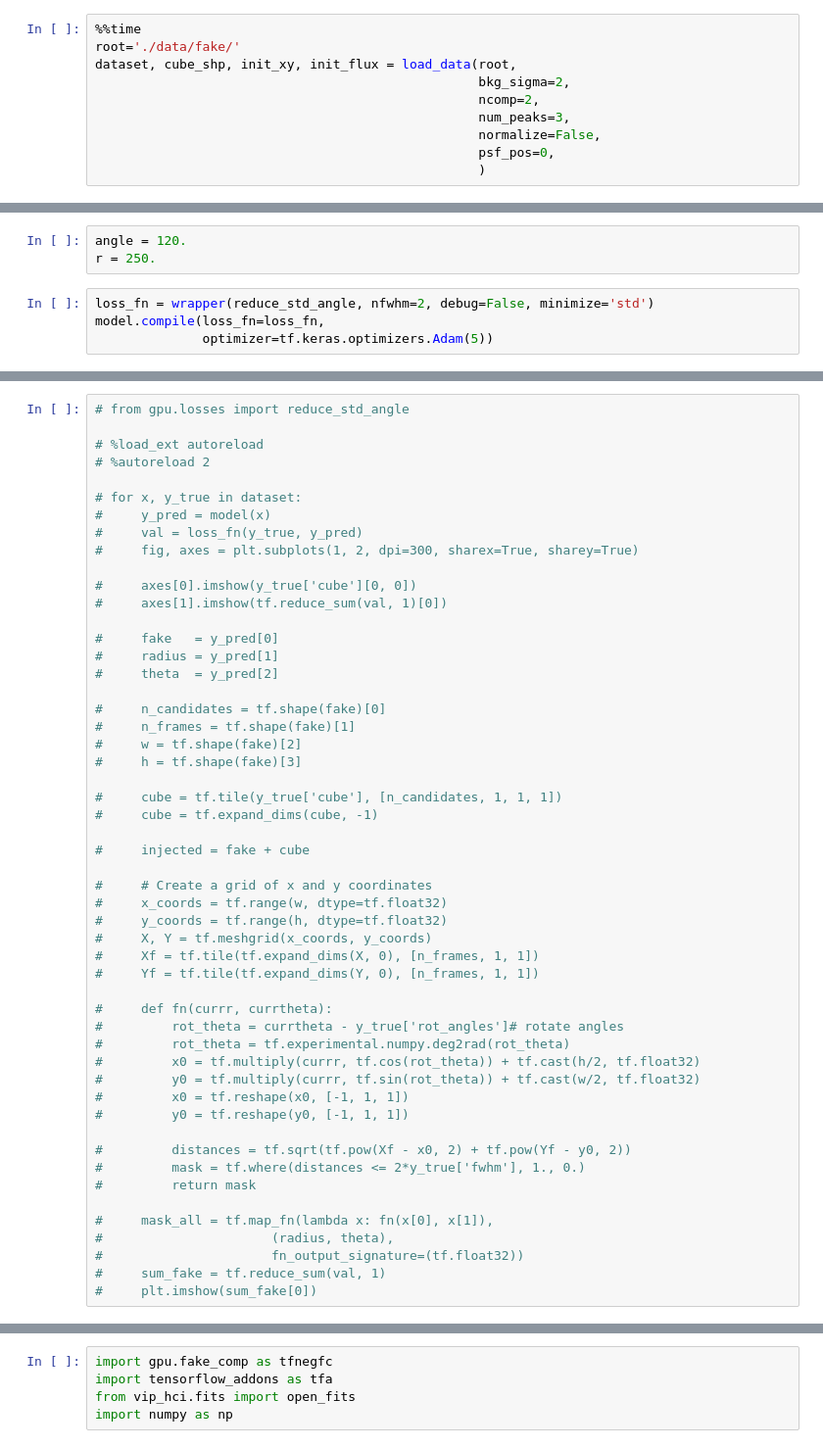
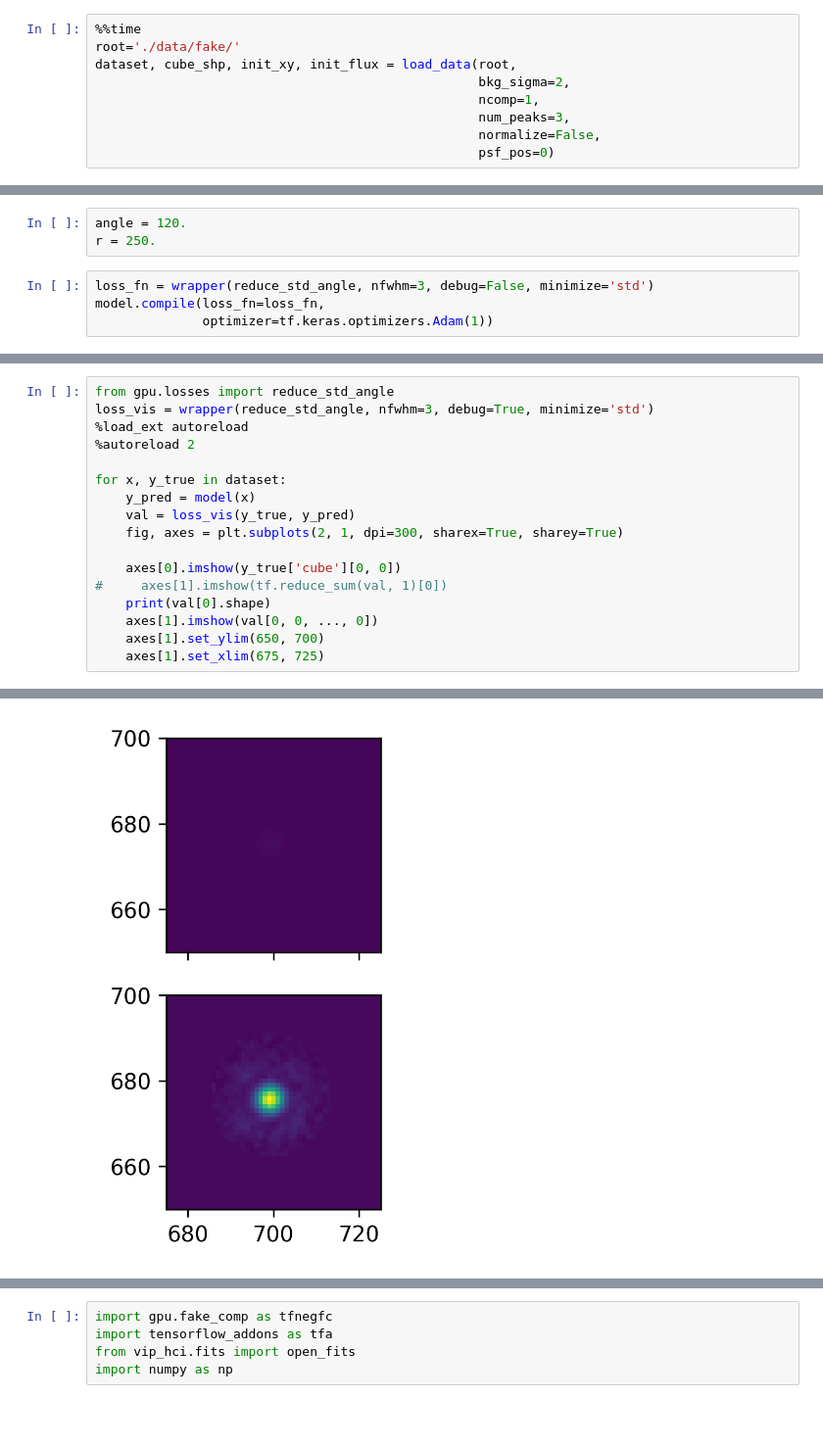
Before and after one commit to yemsnucleus/NEGFC, a Jupyter notebook: new_model_angle.ipynb, the cells around one changed output, grey strips where cells are left out. Shown at 98% size. Cells and saved outputs as stored; diff of their text form; blank space fills up the shorter version.

Commit message:
last model suboptimal

```diff
--- a/new_model_angle.ipynb
+++ b/new_model_angle.ipynb
@@ -22,9 +37,8 @@ The autoreload extension is already loaded. To reload it, use:
 root='./data/fake/'
 dataset, cube_shp, init_xy, init_flux = load_data(root,
                                                   bkg_sigma=2,
-                                                  ncomp=2,
+                                                  ncomp=1,
                                                   num_peaks=3,
                                                   normalize=False,
-                                                  psf_pos=0,
-                                                  )
+                                                  psf_pos=0)
 # %% [output]
@@ -52,6 +92,6 @@ model = get_model_angle(init_radius, init_theta, init_flux, cube_shp)
 angle = 120.
 r = 250.
 # %%
-loss_fn = wrapper(reduce_std_angle, nfwhm=2, debug=False, minimize='std')
+loss_fn = wrapper(reduce_std_angle, nfwhm=3, debug=False, minimize='std')
 model.compile(loss_fn=loss_fn,
-              optimizer=tf.keras.optimizers.Adam(5))
+              optimizer=tf.keras.optimizers.Adam(1))
@@ -58,52 +119,18 @@ model.compile(loss_fn=loss_fn,
 # %%
-# from gpu.losses import reduce_std_angle
+from gpu.losses import reduce_std_angle
+loss_vis = wrapper(reduce_std_angle, nfwhm=3, debug=True, minimize='std')
+%load_ext autoreload
+%autoreload 2
 
-# %load_ext autoreload
-# %autoreload 2
+for x, y_true in dataset:
+    y_pred = model(x)
+    val = loss_vis(y_true, y_pred)
+    fig, axes = plt.subplots(2, 1, dpi=300, sharex=True, sharey=True)
 
-# for x, y_true in dataset:
-#     y_pred = model(x)
-#     val = loss_fn(y_true, y_pred)
-#     fig, axes = plt.subplots(1, 2, dpi=300, sharex=True, sharey=True)
-
-#     axes[0].imshow(y_true['cube'][0, 0])
+    axes[0].imshow(y_true['cube'][0, 0])
 #     axes[1].imshow(tf.reduce_sum(val, 1)[0])
-
-#     fake   = y_pred[0]
-#     radius = y_pred[1]
-#     theta  = y_pred[2]
-
-#     n_candidates = tf.shape(fake)[0]
-#     n_frames = tf.shape(fake)[1]
-#     w = tf.shape(fake)[2]
-#     h = tf.shape(fake)[3]
-
-#     cube = tf.tile(y_true['cube'], [n_candidates, 1, 1, 1])
-#     cube = tf.expand_dims(cube, -1)
-
-#     injected = fake + cube
-
-#     # Create a grid of x and y coordinates
-#     x_coords = tf.range(w, dtype=tf.float32)
-#     y_coords = tf.range(h, dtype=tf.float32)
-#     X, Y = tf.meshgrid(x_coords, y_coords)
-#     Xf = tf.tile(tf.expand_dims(X, 0), [n_frames, 1, 1])
-#     Yf = tf.tile(tf.expand_dims(Y, 0), [n_frames, 1, 1])
-
-#     def fn(currr, currtheta):
-#         rot_theta = currtheta - y_true['rot_angles']# rotate angles
-#         rot_theta = tf.experimental.numpy.deg2rad(rot_theta)
-#         x0 = tf.multiply(currr, tf.cos(rot_theta)) + tf.cast(h/2, tf.float32)
-#         y0 = tf.multiply(currr, tf.sin(rot_theta)) + tf.cast(w/2, tf.float32)
-#         x0 = tf.reshape(x0, [-1, 1, 1])
-#         y0 = tf.reshape(y0, [-1, 1, 1])
-
-#         distances = tf.sqrt(tf.pow(Xf - x0, 2) + tf.pow(Yf - y0, 2))
-#         mask = tf.where(distances <= 2*y_true['fwhm'], 1., 0.)
-#         return mask
-
-#     mask_all = tf.map_fn(lambda x: fn(x[0], x[1]),
-#                      (radius, theta),
-#                      fn_output_signature=(tf.float32))
-#     sum_fake = tf.reduce_sum(val, 1)
-#     plt.imshow(sum_fake[0])
+    print(val[0].shape)
+    axes[1].imshow(val[0, 0, ..., 0])
+    axes[1].set_ylim(650, 700)
+    axes[1].set_xlim(675, 725)
+# %% [output]
@@ -109,0 +140 @@ model.compile(loss_fn=loss_fn,
+[figure, added]
```
Also changed, not shown: parts of 16 cells of this notebook, 1 other file.
